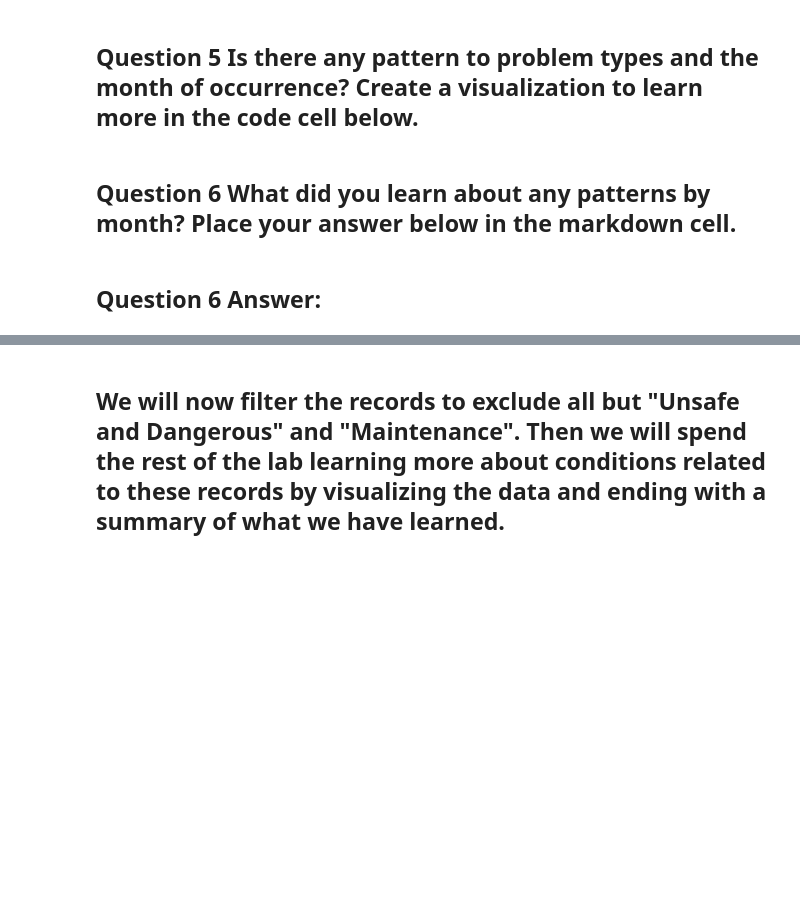
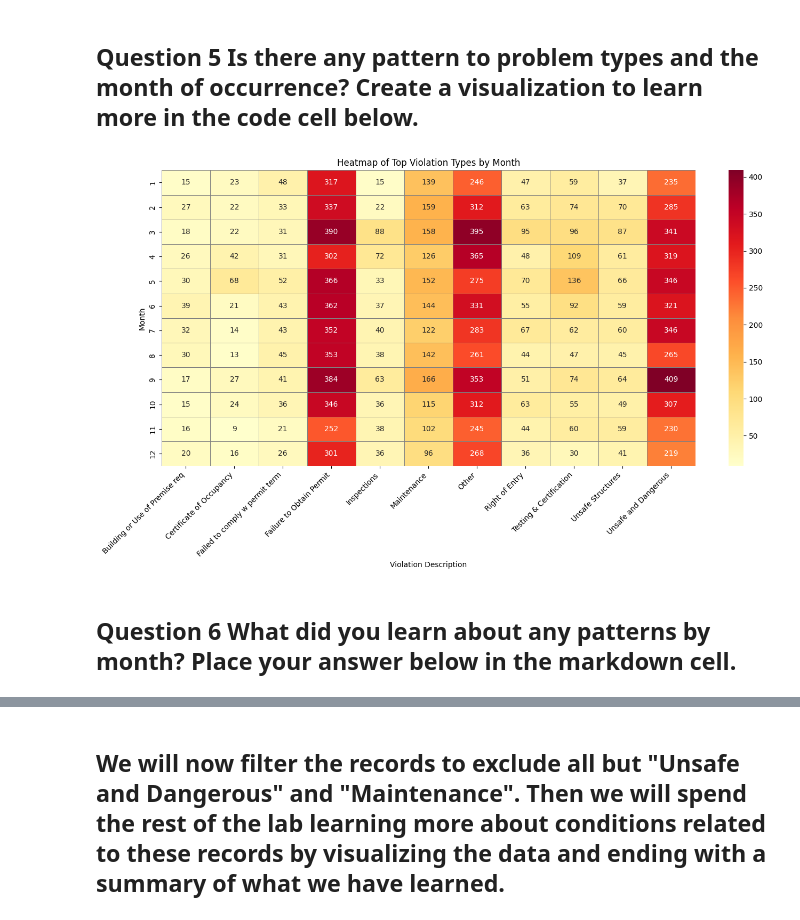
Before and after one commit to willisreid96/Exercise3, a Jupyter notebook: Boston_Data_Exploration.ipynb, the cells around one changed output, grey strips where cells are left out. Drawn from its saved outputs; the diff is of its cells as text; code cells hidden in the pictures; blank space fills up the shorter version.

```diff
--- a/Boston_Data_Exploration.ipynb
+++ b/Boston_Data_Exploration.ipynb
@@ -60,4 +165,34 @@ bostondata.info()
+# %%
+#Question 5 Code (run for visualization)
+import matplotlib.pyplot as plt
+import seaborn as sns
+import pandas as pd
+
+# Group rare descriptions under 'Other'
+top_descriptions = bostondata['description'].value_counts().nlargest(10).index
+bostondata['desc_grouped'] = bostondata['description'].apply(lambda x: x if x in top_descriptions else 'Other')
+
+# Ensure month is numeric
+bostondata['month'] = pd.to_numeric(bostondata['month'], errors='coerce')
+
+# Cross-tab of month vs description
+month_description_counts = pd.crosstab(bostondata['month'], bostondata['desc_grouped'])
+
+# Reorder months numerically
+month_order = [1,2,3,4,5,6,7,8,9,10,11,12]
+month_description_counts = month_description_counts.reindex(month_order)
+
+# Create heatmap
+plt.figure(figsize=(14, 8))
+sns.heatmap(month_description_counts, cmap='YlOrRd', linewidths=0.5, linecolor='gray', annot=True, fmt='g')
+
+plt.title('Heatmap of Top Violation Types by Month')
+plt.xlabel('Violation Description')
+plt.ylabel('Month')
+plt.xticks(rotation=45, ha='right')
+plt.tight_layout()
+plt.show()
+# %% [output]
+[figure, added]
 # %% [markdown]
 ## Question 6 What did you learn about any patterns by month? Place your answer below in the markdown cell.
-# %% [markdown]
-## Question 6 Answer:
```
Also changed, not shown: parts of 21 cells of this notebook.
